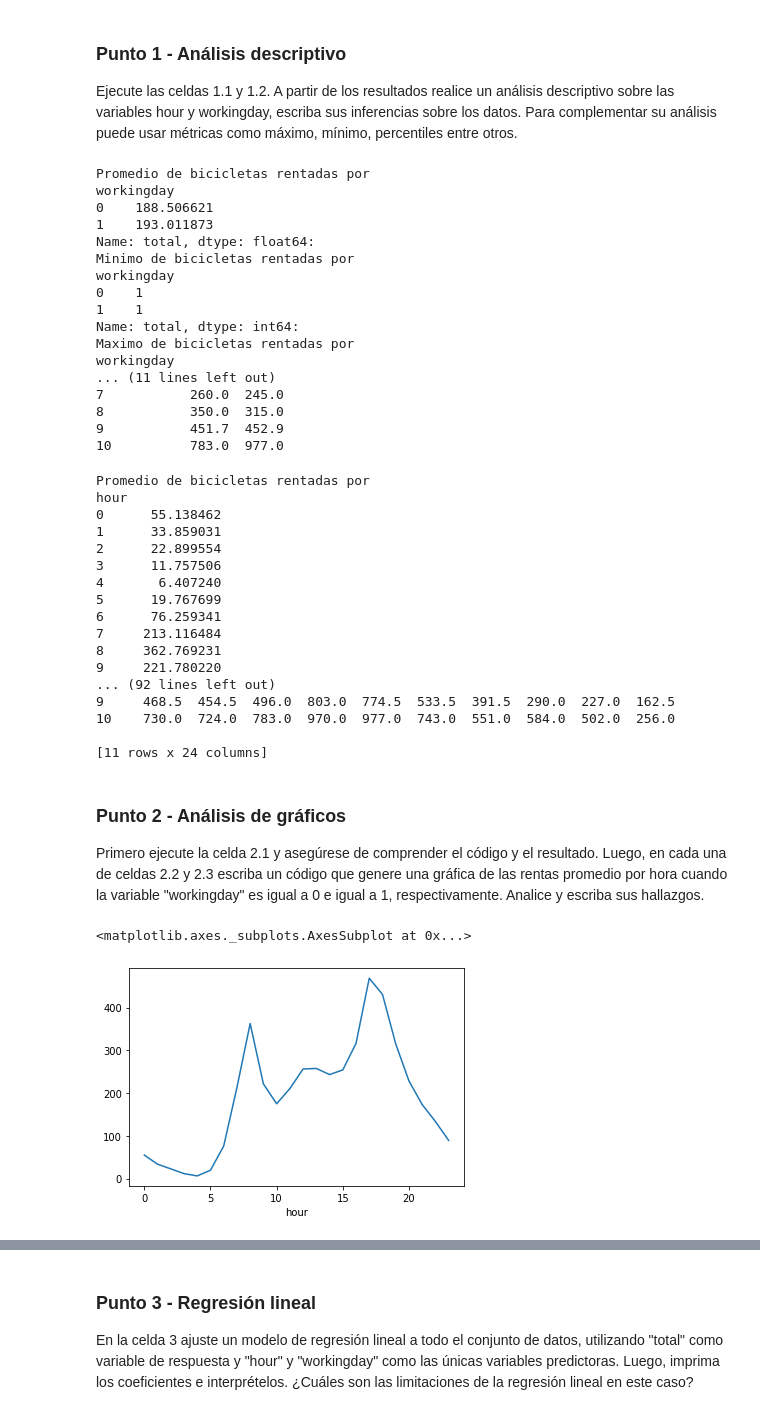
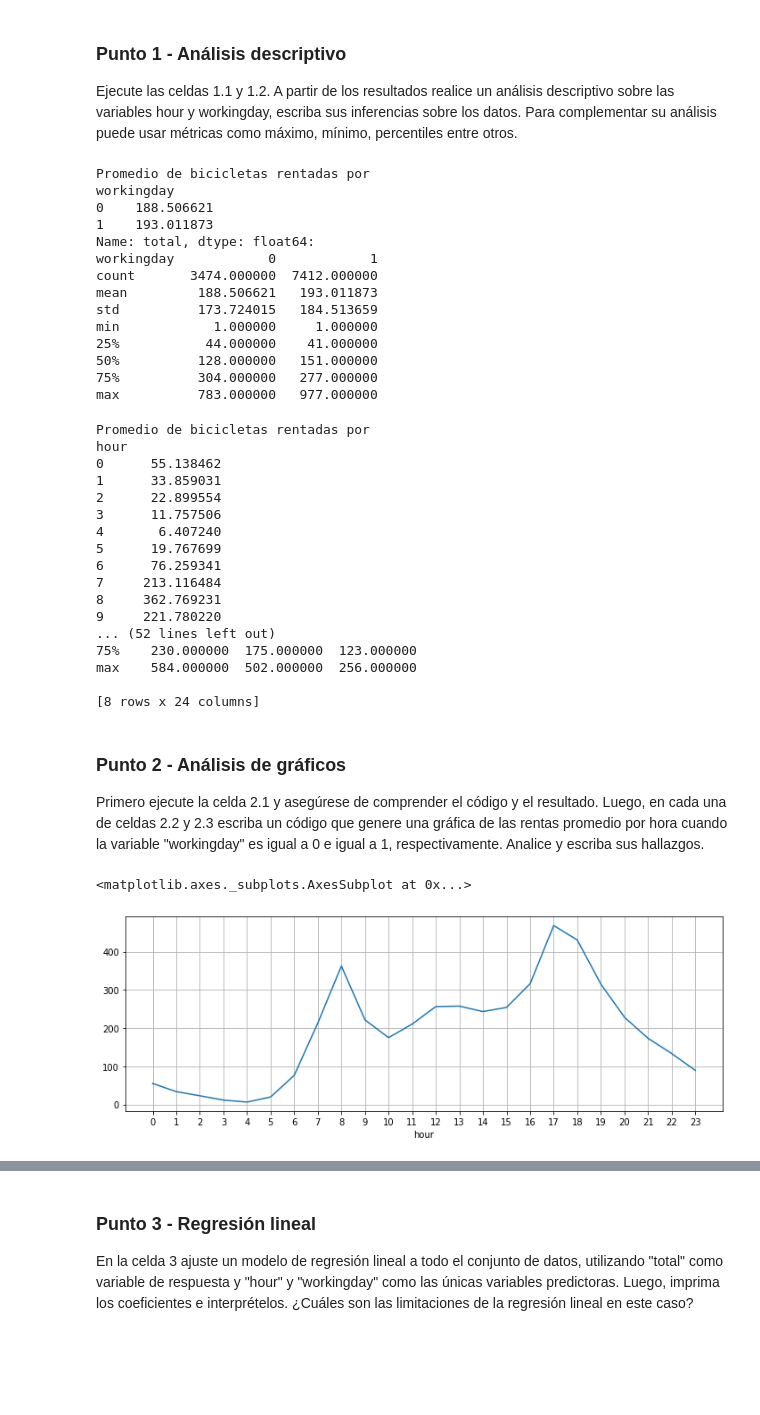
Before and after one commit to EduardoToledoMIAD/MIAD_ML_and_NLP, a Jupyter notebook: Semana 1/S1TC1_arboles_ensamblajes.ipynb, the cells around one changed output, grey strips where cells are left out. Saved outputs shown, nothing was run; the diff lists cells and outputs as text; code cells hidden in the pictures; blank space fills up the shorter version.

```diff
--- a/Semana 1/S1TC1_arboles_ensamblajes.ipynb
+++ b/Semana 1/S1TC1_arboles_ensamblajes.ipynb
@@ -45,41 +58,26 @@ Ejecute las celdas 1.1 y 1.2. A partir de los resultados realice un análisis de
 # %%
 # Celda 1.1
 print('Promedio de bicicletas rentadas por \n{0}:'.format(bikes.groupby('workingday').total.mean()))
-print('Minimo de bicicletas rentadas por \n{0}:'.format(bikes.groupby('workingday').total.min()))
-print('Maximo de bicicletas rentadas por \n{0}:'.format(bikes.groupby('workingday').total.max()))
-percentiles= [bikes.groupby('workingday').total.quantile(x) for x in np.linspace(0, 1, num=11) ]
-df = pd.DataFrame(percentiles)
-df.reset_index(drop=True, inplace=True)
-print(df)
+print(bikes.groupby('workingday').total.describe().T)
 # %% [output]
 Promedio de bicicletas rentadas por
 workingday
 0    188.506621
 1    193.011873
 Name: total, dtype: float64:
-Minimo de bicicletas rentadas por
-workingday
-0    1
-1    1
-Name: total, dtype: int64:
-Maximo de bicicletas rentadas por
-workingday
-... (11 lines left out)
-7           260.0  245.0
-8           350.0  315.0
-9           451.7  452.9
-10          783.0  977.0
+workingday            0            1
+count       3474.000000  7412.000000
+mean         188.506621   193.011873
+std          173.724015   184.513659
+min            1.000000     1.000000
+25%           44.000000    41.000000
+50%          128.000000   151.000000
+75%          304.000000   277.000000
+max          783.000000   977.000000
 # %%
 # Celda 1.2
 print('Promedio de bicicletas rentadas por \n{0}:'.format(bikes.groupby('hour').total.mean()))
-print('Minimo de bicicletas rentadas por \n{0}:'.format(bikes.groupby('hour').total.min()))
-print('Maximo de bicicletas rentadas por \n{0}:'.format(bikes.groupby('hour').total.max()))
-
-
-percentiles= [bikes.groupby('hour').total.quantile(x) for x in np.linspace(0, 1, num=11) ]
-df = pd.DataFrame(percentiles)
-df.reset_index(drop=True, inplace=True)
-print(df)
+print(bikes.groupby('hour').total.describe().T)
 # %% [output]
 Promedio de bicicletas rentadas por
 hour
@@ -93,20 +91,20 @@ hour
 7     213.116484
 8     362.769231
 9     221.780220
-... (92 lines left out)
-9     468.5  454.5  496.0  803.0  774.5  533.5  391.5  290.0  227.0  162.5
-10    730.0  724.0  783.0  970.0  977.0  743.0  551.0  584.0  502.0  256.0
+... (52 lines left out)
+75%    230.000000  175.000000  123.000000
+max    584.000000  502.000000  256.000000
 
-[11 rows x 24 columns]
+[8 rows x 24 columns]
 # %% [markdown]
 ### Punto 2 - Análisis de gráficos
 
 Primero ejecute la celda 2.1 y asegúrese de comprender el código y el resultado. Luego, en cada una de celdas 2.2 y 2.3 escriba un código que genere una gráfica de las rentas promedio por hora cuando la variable "workingday" es igual a 0 e igual a 1, respectivamente. Analice y escriba sus hallazgos.
 # %%
 # Celda 2.1 - rentas promedio para cada valor de la variable "hour"
-bikes.groupby('hour').total.mean().plot()
+bikes.groupby('hour').total.mean().plot(grid=True, xticks= range(0,24),  figsize=(12, 4))
 # %% [output]
 <matplotlib.axes._subplots.AxesSubplot at 0x...>
-[figure, old version]
+[figure, new version]
 # %%
 # Celda 2.2 - "workingday"=0 escriba su código y hallazgos
```
Also changed, not shown: parts of 13 cells of this notebook.
